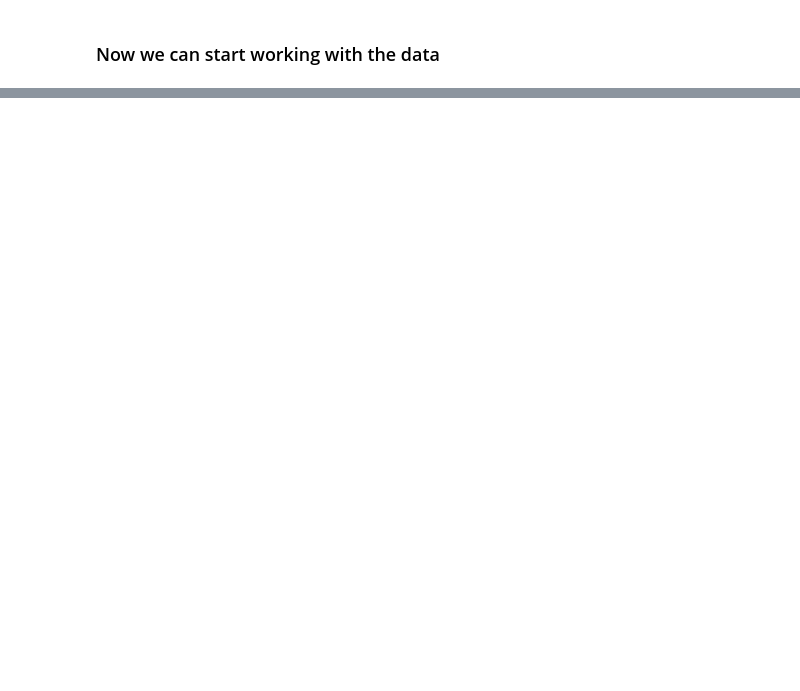
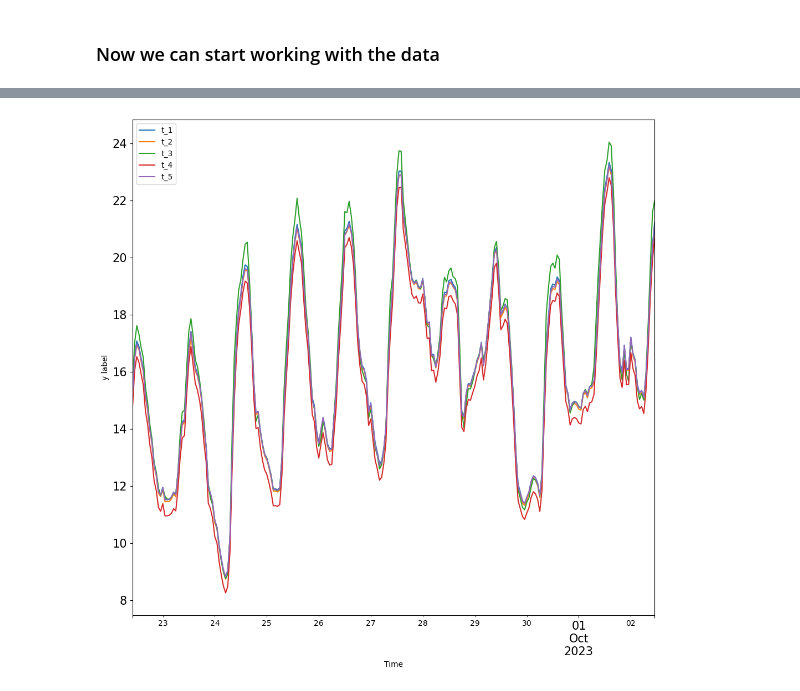
Before and after one commit to mvantiggelen/UTQ, a Jupyter notebook: Open_data_Botanical_gardens.ipynb, the cells around one changed output, grey strips where cells are left out. Cells and saved outputs as stored; diff of their text form; code cells hidden in the pictures; blank space fills up the shorter version.

```diff
--- a/Open_data_Botanical_gardens.ipynb
+++ b/Open_data_Botanical_gardens.ipynb
@@ -29,8 +29,10 @@ print(base_dir)
 # %% [markdown]
 ### Now we can start working with the data
 # %%
-# Open L2 file, located in 'L2 folder'
+# Open file, located in folder 'data'
 data_folder  = base_dir + "/Data/"
 os.chdir(data_folder)
-file = glob.glob('*csv')
+file = glob.glob('*txt')[0]
 df = pd.read_csv(file,delimiter = ',', na_values = -999,header=0)
+df = df.set_index('Time')
+df.index = pd.to_datetime(df.index)
@@ -36,0 +56,25 @@ df = pd.read_csv(file,delimiter = ',', na_values = -999,header=0)
+# %%
+# Make a plot
+#
+plt.figure(figsize=(10,10))
+
+#df['t_0'].plot() # change this to any variable
+df['t_1'].plot() # change this to any variable
+df['t_2'].plot() # change this to any variable
+df['t_3'].plot() # change this to any variable
+df['t_4'].plot() # change this to any variable
+df['t_5'].plot() # change this to any variable
+#df['Tc1'].plot() # change this to any variable
+#df['Tc2'].plot() # change this to any variable
+
+
+#plt.xlim(pd.Timestamp('2023-09-22'), pd.Timestamp('2023-10-03'))
+plt.tight_layout()
+plt.xticks(fontsize = 15)
+plt.yticks(fontsize = 15)
+plt.ylabel('y label')
+
+plt.legend()
+plt.show()
+# %% [output]
+[figure, added]
```
Also changed, not shown: parts of 3 cells of this notebook.
